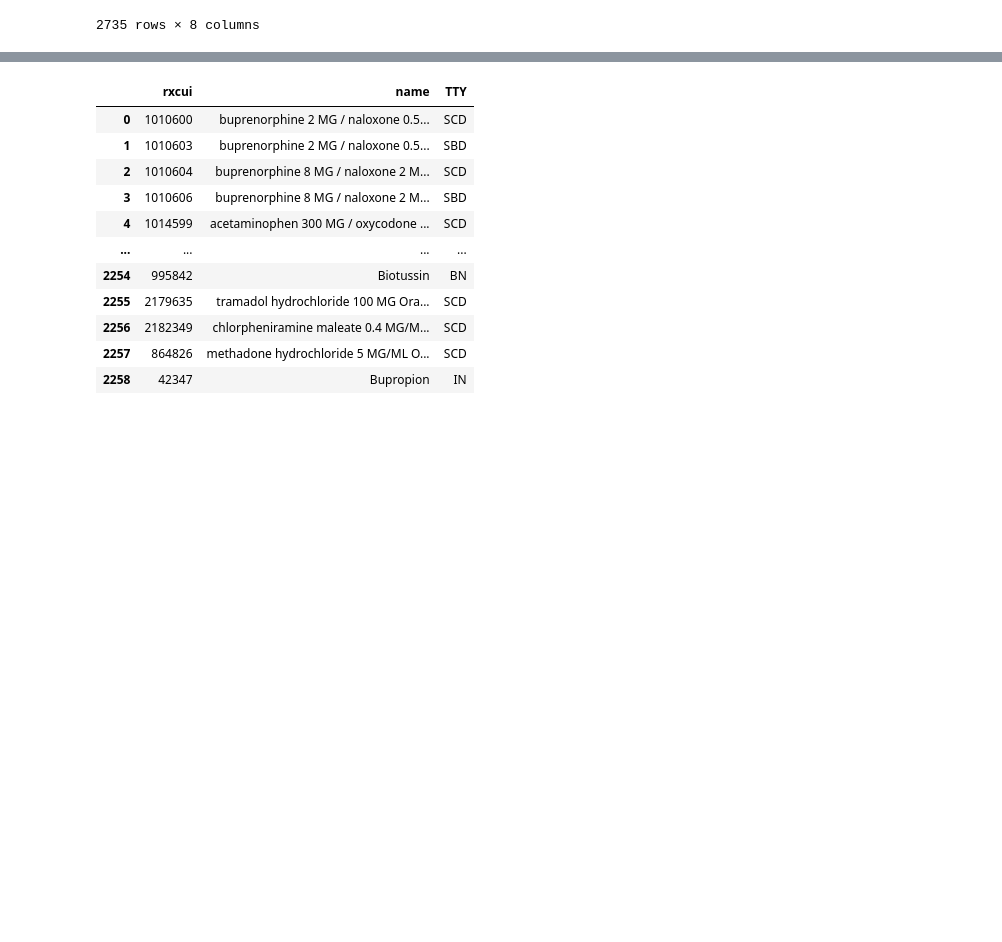
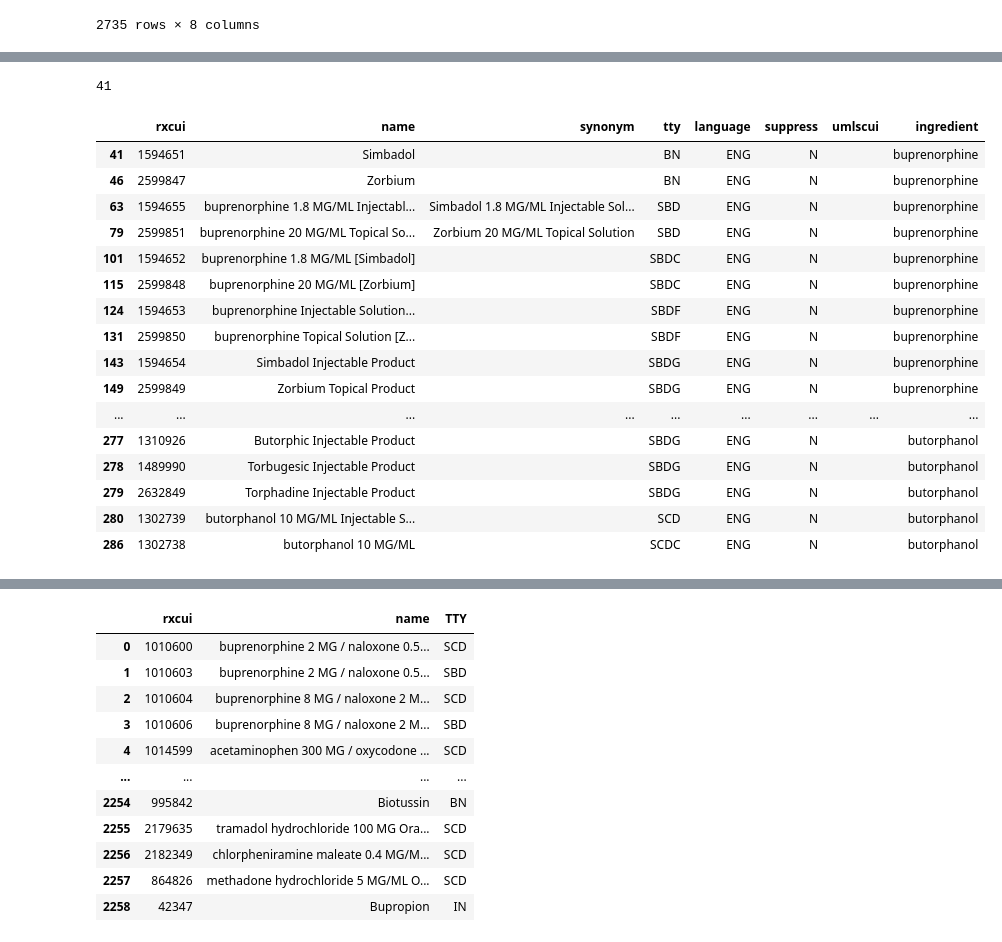
Before and after one commit to danielhmendoza01/Automatic_Code_Sets, a Jupyter notebook: RxNorm/Opioid/Opioid_Query.ipynb, the cells around one changed output, grey strips where cells are left out. Saved outputs shown, nothing was run; the diff lists cells and outputs as text; code cells hidden in the pictures; blank space fills up the shorter version.

```diff
--- a/RxNorm/Opioid/Opioid_Query.ipynb
+++ b/RxNorm/Opioid/Opioid_Query.ipynb
@@ -131,0 +146,4 @@ True
+# %%
+len(vet_rxcuis)
+# %% [output]
+41
@@ -131,0 +158,20 @@ True
+# %%
+df_vet
+# %% [output]
+|  | rxcui | name | synonym | tty | language | suppress | umlscui | ingredient |
+| 41 | 1594651 | Simbadol |  | BN | ENG | N |  | buprenorphine |
+| 46 | 2599847 | Zorbium |  | BN | ENG | N |  | buprenorphine |
+| 63 | 1594655 | buprenorphine 1.8 MG/ML Injectabl... | Simbadol 1.8 MG/ML Injectable Sol... | SBD | ENG | N |  | buprenorphine |
+| 79 | 2599851 | buprenorphine 20 MG/ML Topical So... | Zorbium 20 MG/ML Topical Solution | SBD | ENG | N |  | buprenorphine |
+| 101 | 1594652 | buprenorphine 1.8 MG/ML [Simbadol] |  | SBDC | ENG | N |  | buprenorphine |
+| 115 | 2599848 | buprenorphine 20 MG/ML [Zorbium] |  | SBDC | ENG | N |  | buprenorphine |
+| 124 | 1594653 | buprenorphine Injectable Solution... |  | SBDF | ENG | N |  | buprenorphine |
+| 131 | 2599850 | buprenorphine Topical Solution [Z... |  | SBDF | ENG | N |  | buprenorphine |
+| 143 | 1594654 | Simbadol Injectable Product |  | SBDG | ENG | N |  | buprenorphine |
+| 149 | 2599849 | Zorbium Topical Product |  | SBDG | ENG | N |  | buprenorphine |
+| ... | ... | ... | ... | ... | ... | ... | ... | ... |
+| 277 | 1310926 | Butorphic Injectable Product |  | SBDG | ENG | N |  | butorphanol |
+| 278 | 1489990 | Torbugesic Injectable Product |  | SBDG | ENG | N |  | butorphanol |
+| 279 | 2632849 | Torphadine Injectable Product |  | SBDG | ENG | N |  | butorphanol |
+| 280 | 1302739 | butorphanol 10 MG/ML Injectable S... |  | SCD | ENG | N |  | butorphanol |
+| 286 | 1302738 | butorphanol 10 MG/ML |  | SCDC | ENG | N |  | butorphanol |
```
Also changed, not shown: parts of 19 cells of this notebook, 7 other files.
